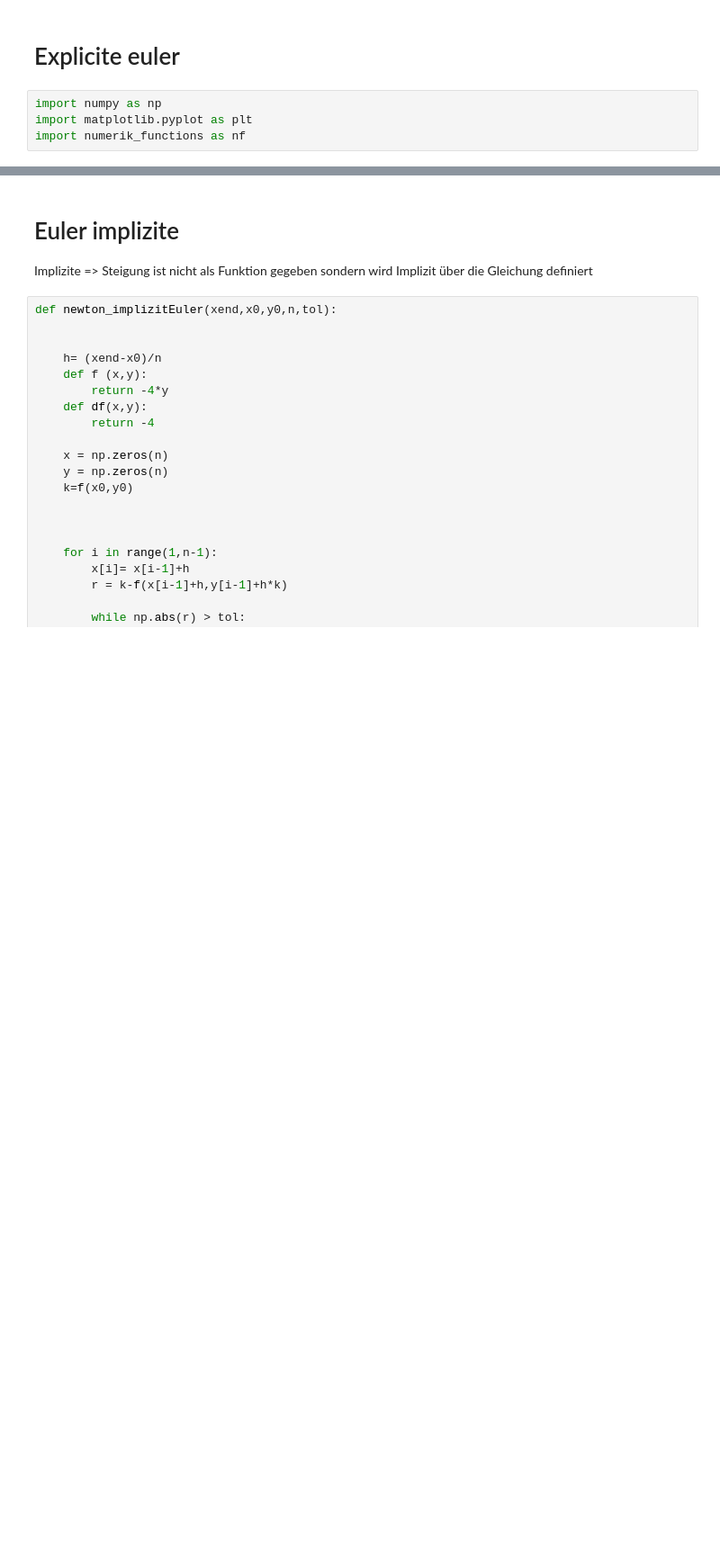
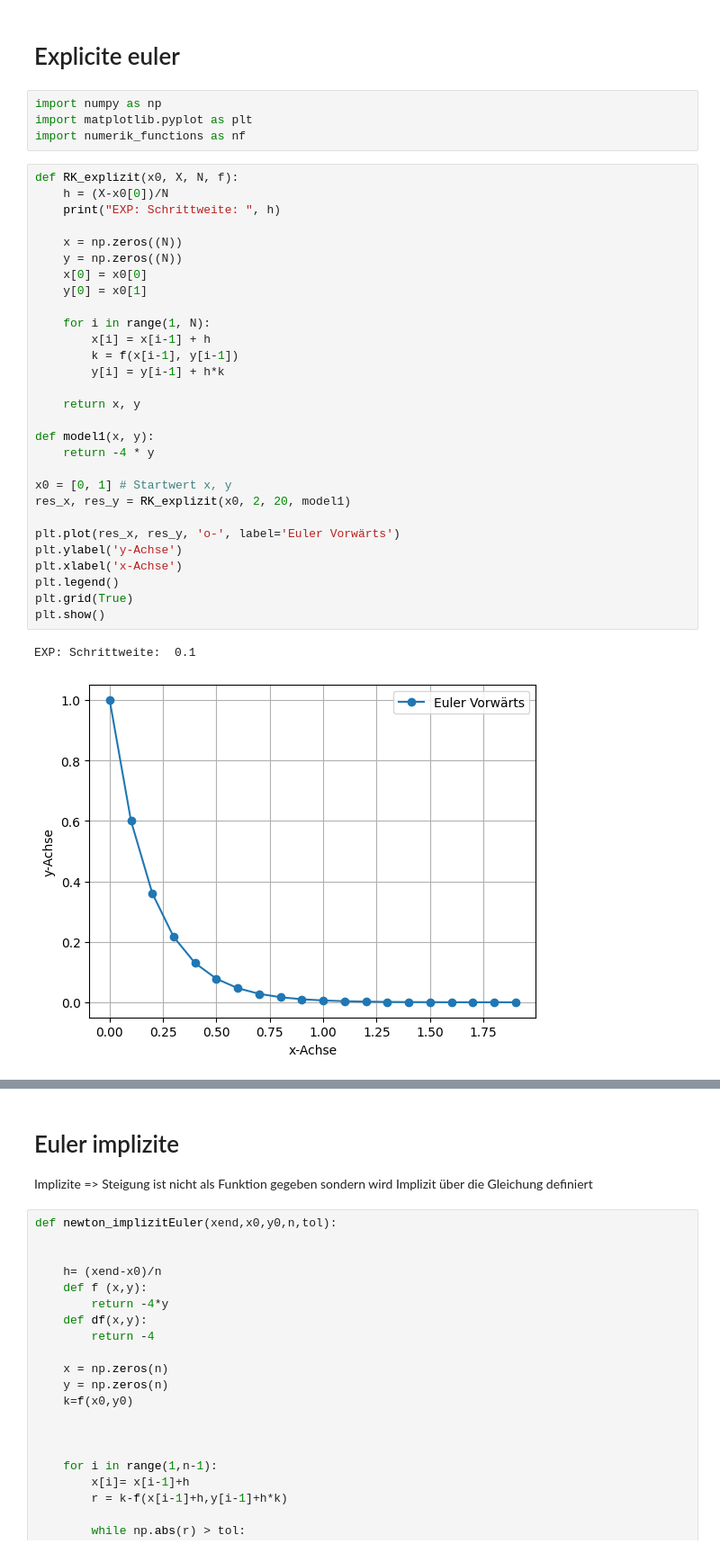
Before and after one commit to hollejon/Numerik, a Jupyter notebook: praktikum8/runge_kutta.ipynb, the cells around one changed output, grey strips where cells are left out. Shown at 90% size. Drawn from its saved outputs; the diff is of its cells as text; blank space fills up the shorter version.

```diff
--- a/praktikum8/runge_kutta.ipynb
+++ b/praktikum8/runge_kutta.ipynb
@@ -6,3 +6,35 @@ Numerical Methods RK
 import numpy as np
 import matplotlib.pyplot as plt
 import numerik_functions as nf
+# %%
+def RK_explizit(x0, X, N, f):
+    h = (X-x0[0])/N
+    print("EXP: Schrittweite: ", h)
+
+    x = np.zeros((N))
+    y = np.zeros((N))
+    x[0] = x0[0]
+    y[0] = x0[1]
+
+    for i in range(1, N):
+        x[i] = x[i-1] + h
+        k = f(x[i-1], y[i-1])
+        y[i] = y[i-1] + h*k
+
+    return x, y
+
+def model1(x, y):
+    return -4 * y
+
+x0 = [0, 1] # Startwert x, y
+res_x, res_y = RK_explizit(x0, 2, 20, model1)
+
+plt.plot(res_x, res_y, 'o-', label='Euler Vorwärts')
+plt.ylabel('y-Achse')
+plt.xlabel('x-Achse')
+plt.legend()
+plt.grid(True)
+plt.show()
+# %% [output]
+EXP: Schrittweite:  0.1
+[figure, added]
```
Also changed, not shown: parts of 8 cells of this notebook.
